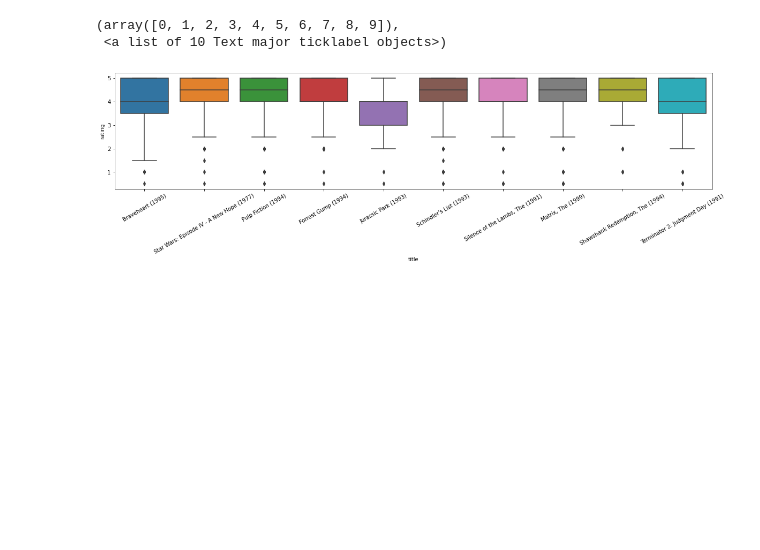
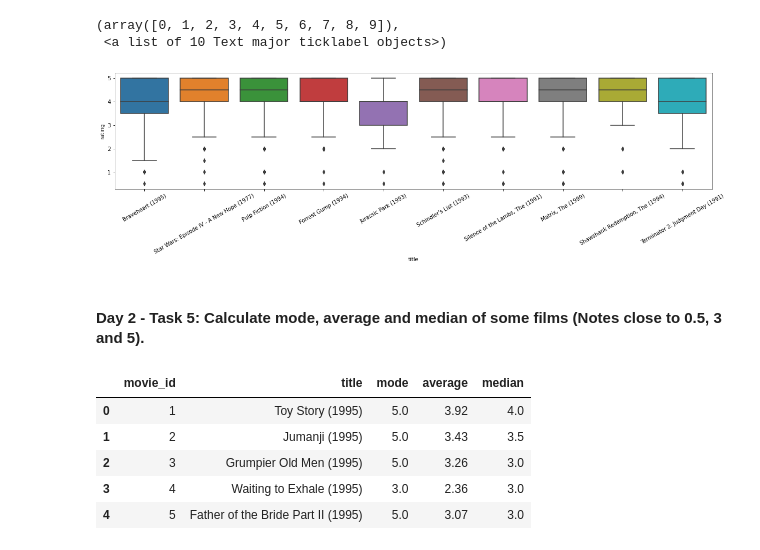
Before and after one commit to cardosorrenan/alura-QuarentenaDados, a Jupyter notebook: MovieLensTasks.ipynb, the cells around one changed output. Cells and saved outputs as stored; diff of their text form; code cells hidden in the pictures; blank space fills up the shorter version.

```diff
--- a/MovieLensTasks.ipynb
+++ b/MovieLensTasks.ipynb
@@ -145,3 +150,23 @@ plt.xticks(rotation=30)
 (array([0, 1, 2, 3, 4, 5, 6, 7, 8, 9]),
  <a list of 10 Text major ticklabel objects>)
 [figure]
+# %% [markdown]
+#### **Day 2 - Task 5**: Calculate mode, average and median of some films (Notes close to 0.5, 3 and 5).
+# %%
+series_group_by = reviews.groupby('movie_id')['rating']
+
+mode = series_group_by.max().rename('mode')
+mean = series_group_by.mean().rename('average')
+median = series_group_by.median().rename('median')
+
+result_task = movies.join(mode, on='movie_id')
+result_task = result_task.join(mean, on='movie_id').round({'average': 2})
+result_task = result_task.join(median, on='movie_id')
+result_task[["movie_id", "title", "mode", "average", "median"]].head()
+# %% [output]
+|  | movie_id | title | mode | average | median |
+| 0 | 1 | Toy Story (1995) | 5.0 | 3.92 | 4.0 |
+| 1 | 2 | Jumanji (1995) | 5.0 | 3.43 | 3.5 |
+| 2 | 3 | Grumpier Old Men (1995) | 5.0 | 3.26 | 3.0 |
+| 3 | 4 | Waiting to Exhale (1995) | 3.0 | 2.36 | 3.0 |
+| 4 | 5 | Father of the Bride Part II (1995) | 5.0 | 3.07 | 3.0 |
```
Also changed, not shown: parts of 9 cells of this notebook.
